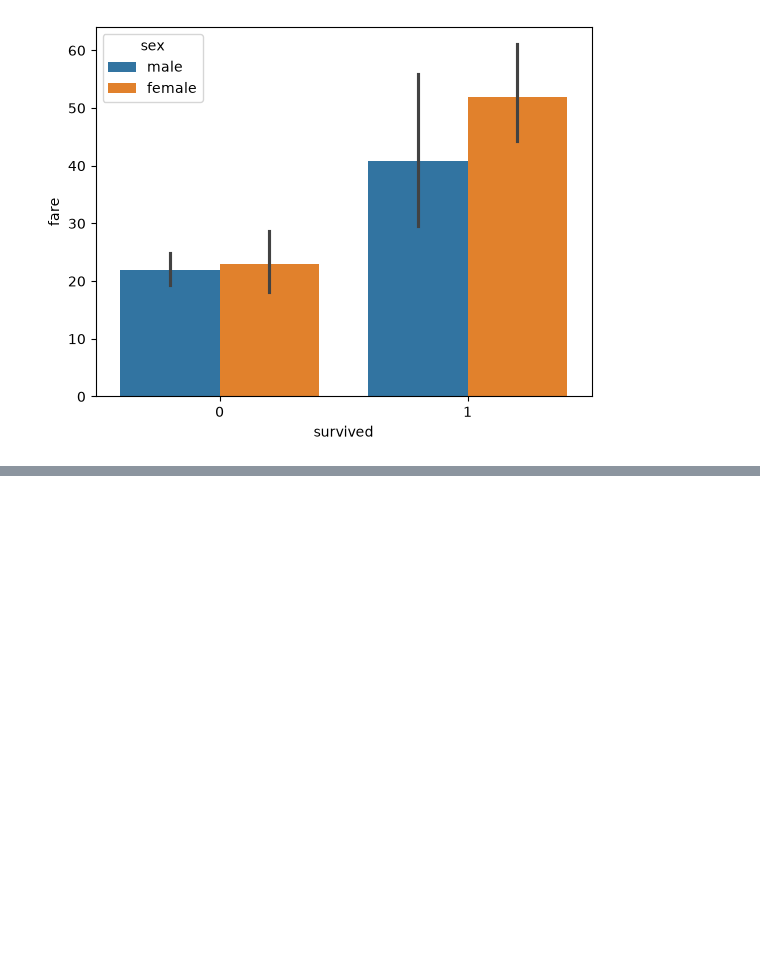
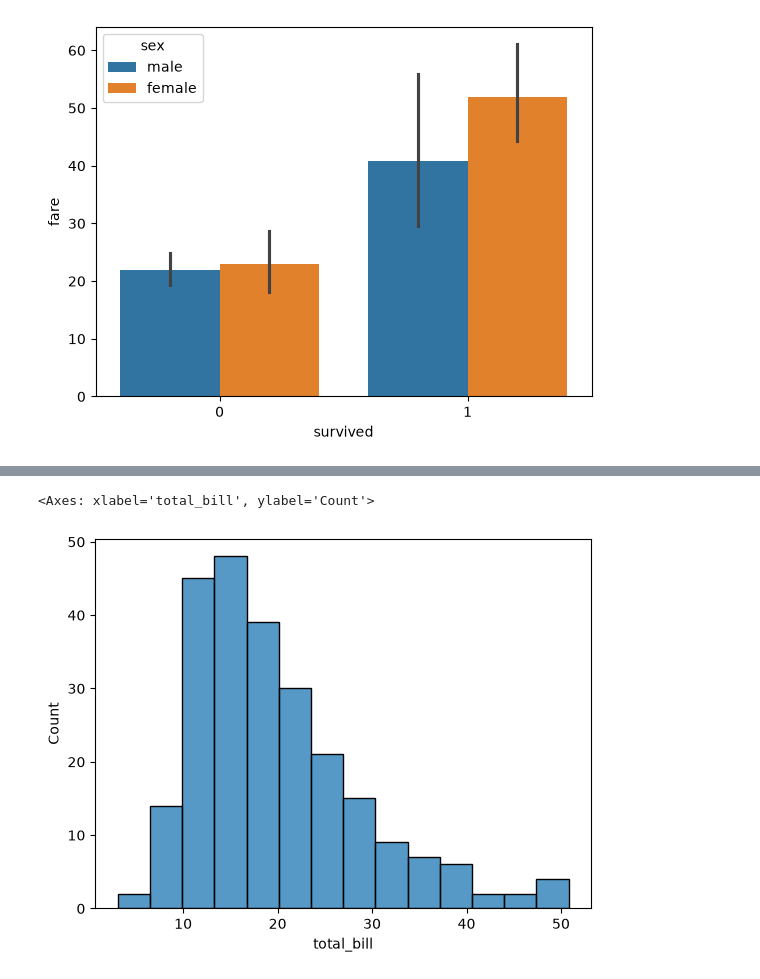
Before and after one commit to priyanship-cse/ADS_26_2026_2503201000866, a Jupyter notebook: Python/day_seaborn.ipynb, the cells around one changed output, grey strips where cells are left out. Cells and saved outputs as stored; diff of their text form; code cells hidden in the pictures; blank space fills up the shorter version.

```diff
--- a/Python/day_seaborn.ipynb
+++ b/Python/day_seaborn.ipynb
@@ -52,0 +58,5 @@ plt.show()
+# %%
+sns.histplot(data=tips,x="total_bill")
+# %% [output]
+<Axes: xlabel='total_bill', ylabel='Count'>
+[figure, added]
```
Also changed, not shown: parts of 1 cell of this notebook.
